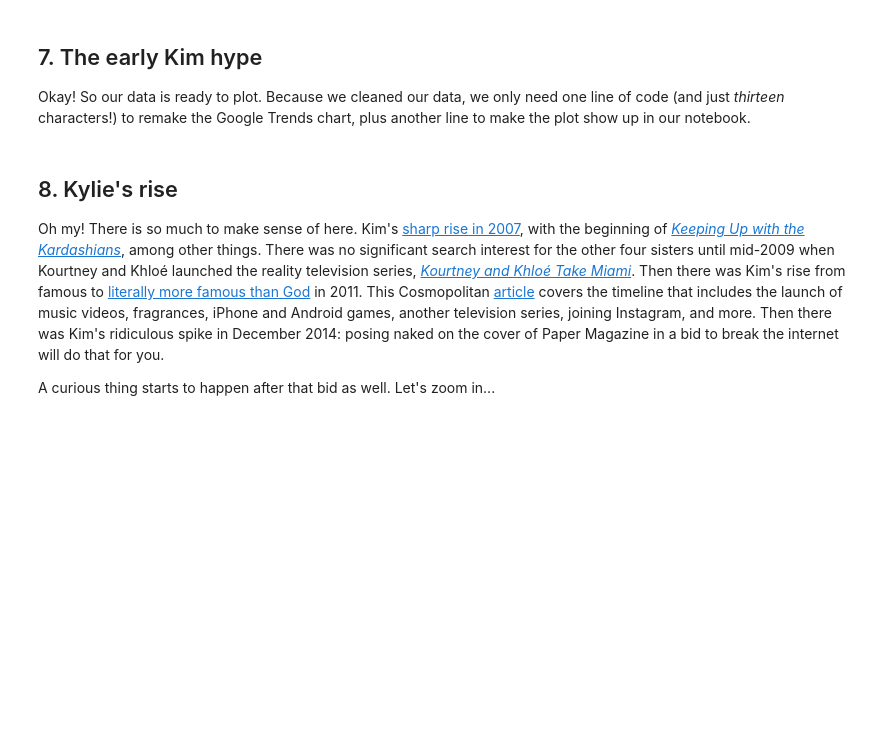
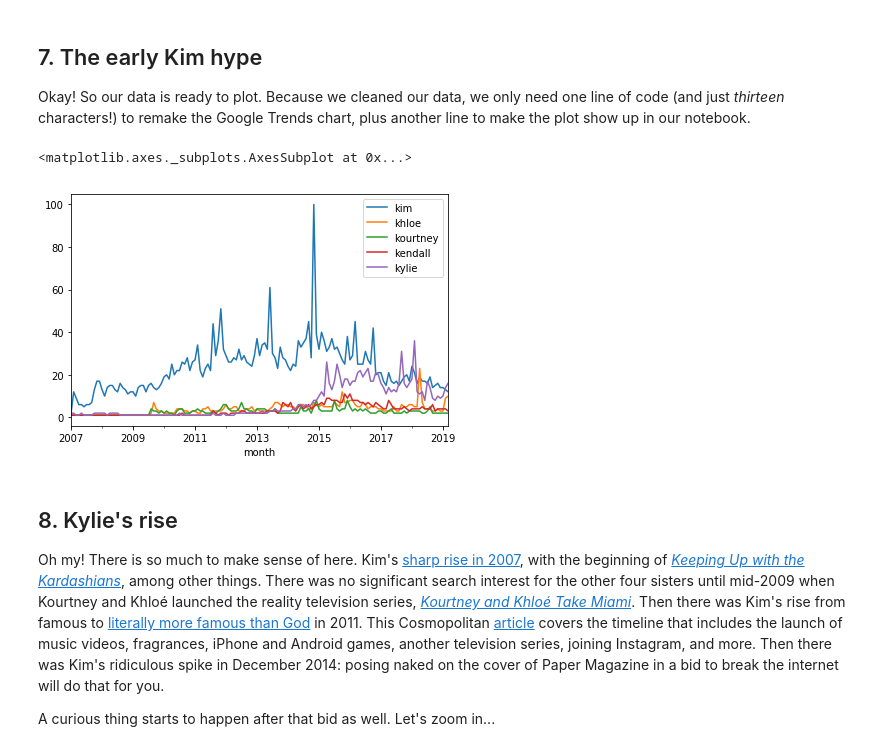
Before and after one commit to DHeasmanGDS/DataCamp-Projects, a Jupyter notebook: Up and Down with the Kardashians.ipynb, the cells around one changed output. Cells and saved outputs as stored; diff of their text form; code cells hidden in the pictures; blank space fills up the shorter version.

```diff
--- a/Up and Down with the Kardashians.ipynb
+++ b/Up and Down with the Kardashians.ipynb
@@ -54,7 +40,7 @@ print(trends.head())
 <p>Okay, that's great Google, but you are not making this data easily analyzable for us. I see a few things. Let's do the column names first. A column named "Kim Kardashian: (Worldwide)" is not the most usable for coding purposes. Let's shorten those so we can access their values better. Might as well standardize all column formats, too. I like lowercase, short column names.</p>
 # %%
 # Make column names easier to work with
-#trends.columns = ['month', 'kim', 'khloe', 'kourtney', 'kendall', 'kylie']
+trends.columns = ['month', 'kim', 'khloe', 'kourtney', 'kendall', 'kylie']
 
 # Inspect data
-#print(trends.head())
+trends.head()
@@ -70,13 +75,13 @@ print(trends.head())
 <p>Yes, okay, the <code>khloe</code>, <code>kourtney</code>, and <code>kendall</code> columns aren't integers like the <code>kim</code> and <code>kylie</code> columns are. Again, because of the "&lt;" sign that indicates a search interest value between zero and one. Is this an early hint at the hierarchy of sister popularity? We'll see shortly. Before that, we'll need to remove that pesky "&lt;" sign. Then we can change the type of those columns to integer.</p>
 # %%
 # Loop through columns
-# for column in trends.columns:
+for column in trends.columns:
     # Only modify columns that have the "<" sign
-#    if ('<' in trends[column].to_string()):
-#        # Remove "<" and convert dtype to integer
-#        trends[column] = trends[column].str.replace('<', '')
-#        trends[column] = pd.to_numeric(trends[column])
+    if ('<' in trends[column].to_string()):
+        # Remove "<" and convert dtype to integer
+        trends[column] = trends[column].str.replace('<', '')
+        trends[column] = pd.to_numeric(trends[column])
 
 # Inspect data types and data
-#trends.info()
-#trends.head()
+trends.info()
+trends.head()
@@ -86,8 +109,8 @@ print(trends.head())
 <p>Now let's convert our <code>month</code> column from type object to datetime to make our date data more accessible.</p>
 # %%
 # Convert month to type datetime
-#trends['month'] = pd.to_datetime(trends['month'])
+trends['month'] = pd.to_datetime(trends['month'])
 
 # Inspect data types and data
-#print(trends.info())
-#print(trends.head())
+trends.info()
+trends.head()
@@ -96,7 +137,7 @@ print(trends.head())
 <p>And finally, let's set the <code>month</code> column as our index to wrap our data cleaning. Having <code>month</code> as index rather than the zero-based row numbers will allow us to write shorter lines of code to create plots, where <code>month</code> will represent our x-axis.</p>
 # %%
 # Set month as DataFrame index
-#trends = trends.set_index('month')
+trends = trends.set_index('month')
 
 # Inspect the data
-#trends.head()
+trends.head()
@@ -106,7 +155,10 @@ print(trends.head())
 # %%
 # Plot search interest vs. month
 %matplotlib inline
-#trends.plot()
+trends.plot()
+# %% [output]
+<matplotlib.axes._subplots.AxesSubplot at 0x...>
+[figure, added]
 # %% [markdown]
 ## 8. Kylie's rise
 <p>Oh my! There is so much to make sense of here. Kim's <a href="https://en.wikipedia.org/wiki/Kim_Kardashian#2007%E2%80%932009:_Breakthrough_with_reality_television">sharp rise in 2007</a>, with the beginning of <a href="https://en.wikipedia.org/wiki/Keeping_Up_with_the_Kardashians"><em>Keeping Up with the Kardashians</em></a>, among other things. There was no significant search interest for the other four sisters until mid-2009 when Kourtney and Khloé launched the reality television series, <a href="https://en.wikipedia.org/wiki/Kourtney_and_Kim_Take_Miami"><em>Kourtney and Khloé Take Miami</em></a>. Then there was Kim's rise from famous to <a href="https://trends.google.com/trends/explore?date=all&geo=US&q=%2Fm%2F0261x8t,%2Fm%2F0d05l6">literally more famous than God</a> in 2011. This Cosmopolitan <a href="https://www.cosmopolitan.com/uk/entertainment/a12464842/who-is-kim-kardashian/">article</a> covers the timeline that includes the launch of music videos, fragrances,  iPhone and Android games, another television series, joining Instagram, and more. Then there was Kim's ridiculous spike in December 2014: posing naked on the cover of Paper Magazine in a bid to break the internet will do that for you.</p>
```
Also changed, not shown: parts of 9 cells of this notebook.
